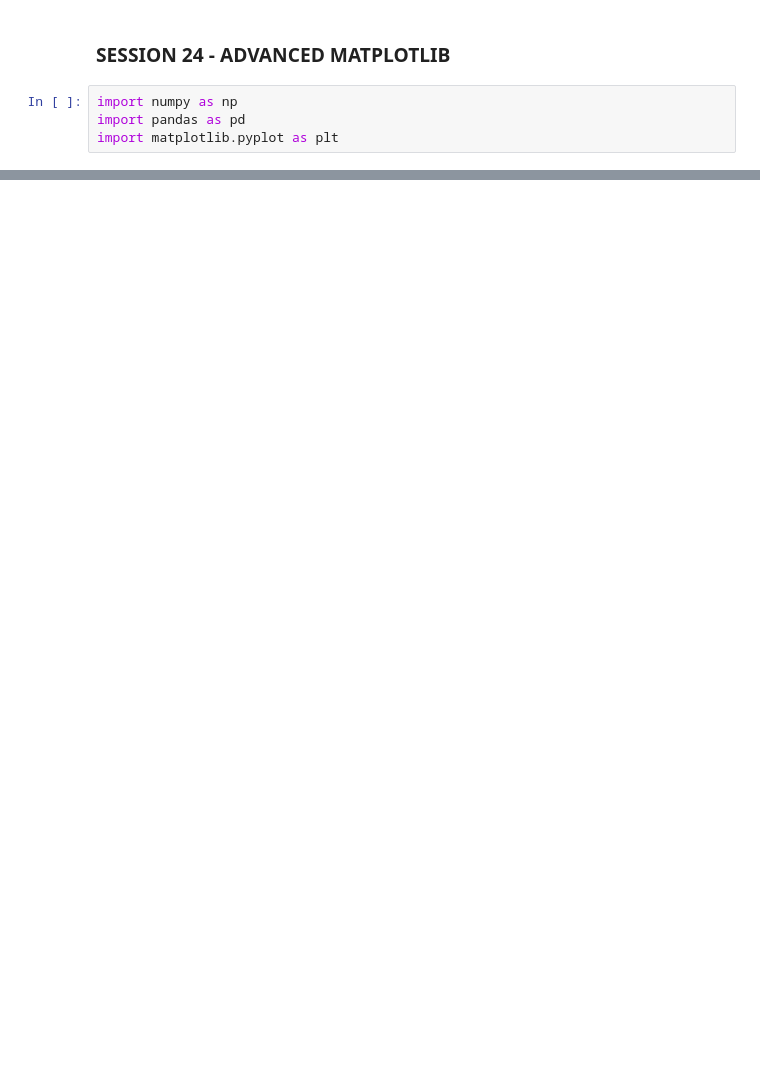
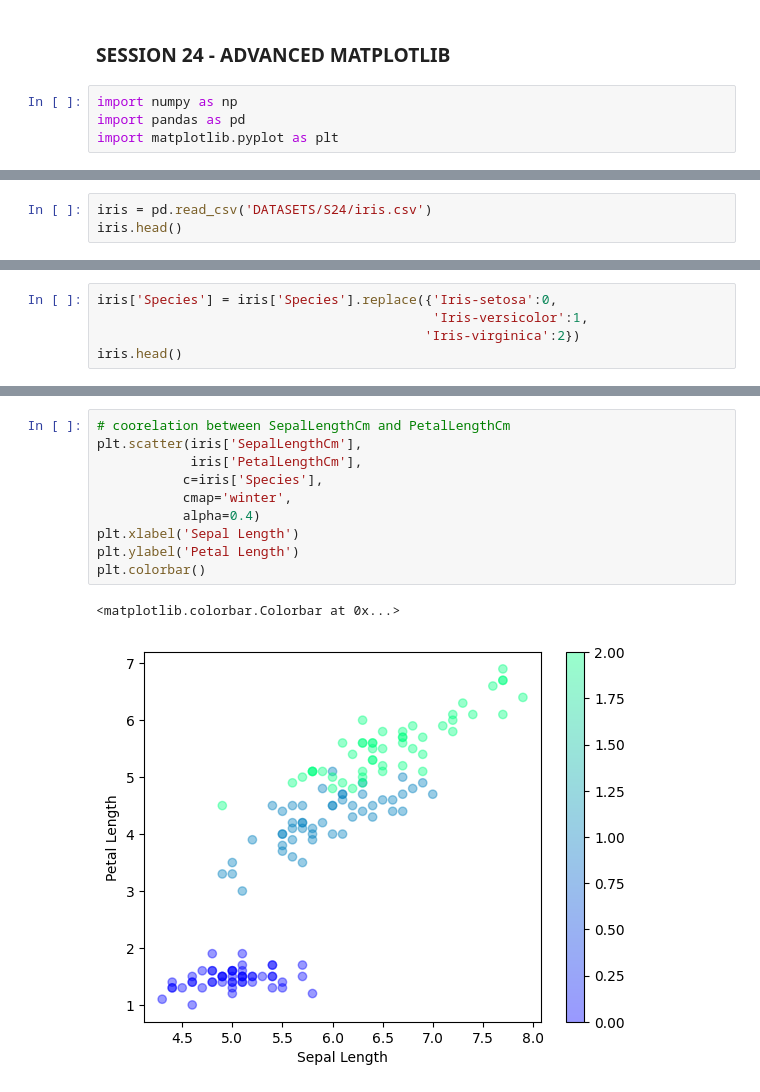
Before and after one commit to akashpagi/MATPLOTLIB-PLOTTING-LIBRARY-FOR-DATA-SCIECNE, a Jupyter notebook: SESSION 24 - ADVANCED MATPLOTLIB.ipynb, the cells around one changed output, grey strips where cells are left out. Drawn from its saved outputs; the diff is of its cells as text; blank space fills up the shorter version.

```diff
--- a/SESSION 24 - ADVANCED MATPLOTLIB.ipynb
+++ b/SESSION 24 - ADVANCED MATPLOTLIB.ipynb
@@ -6,0 +9,3 @@ import matplotlib.pyplot as plt
+# %%
+iris = pd.read_csv('DATASETS/S24/iris.csv')
+iris.head()
@@ -6,0 +28,5 @@ import matplotlib.pyplot as plt
+# %%
+iris['Species'] = iris['Species'].replace({'Iris-setosa':0,
+                                           'Iris-versicolor':1,
+                                          'Iris-virginica':2})
+iris.head()
@@ -6,0 +45,13 @@ import matplotlib.pyplot as plt
+# %%
+# coorelation between SepalLengthCm and PetalLengthCm
+plt.scatter(iris['SepalLengthCm'],
+            iris['PetalLengthCm'],
+           c=iris['Species'],
+           cmap='winter',
+           alpha=0.4)
+plt.xlabel('Sepal Length')
+plt.ylabel('Petal Length')
+plt.colorbar()
+# %% [output]
+<matplotlib.colorbar.Colorbar at 0x...>
+[figure, added]
```
Also changed, not shown: parts of 29 cells of this notebook.
